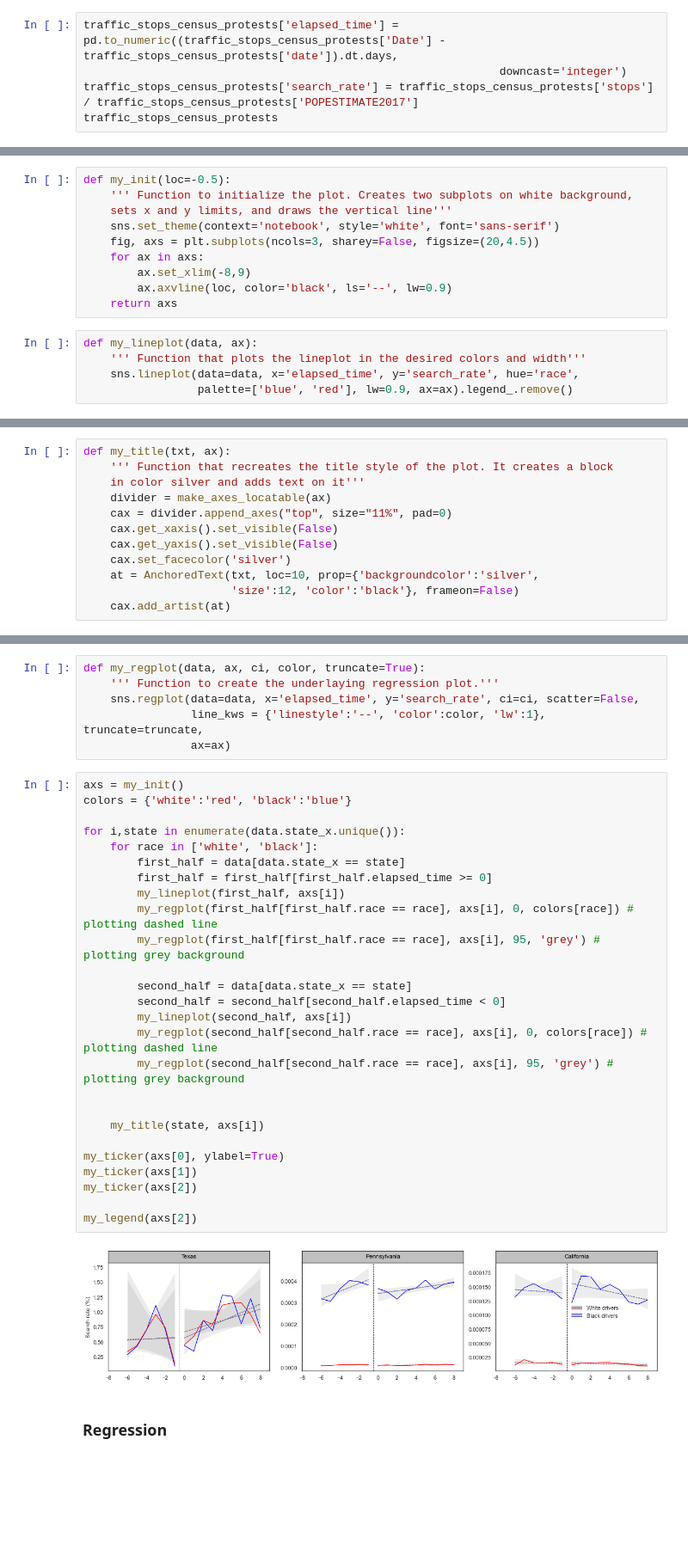
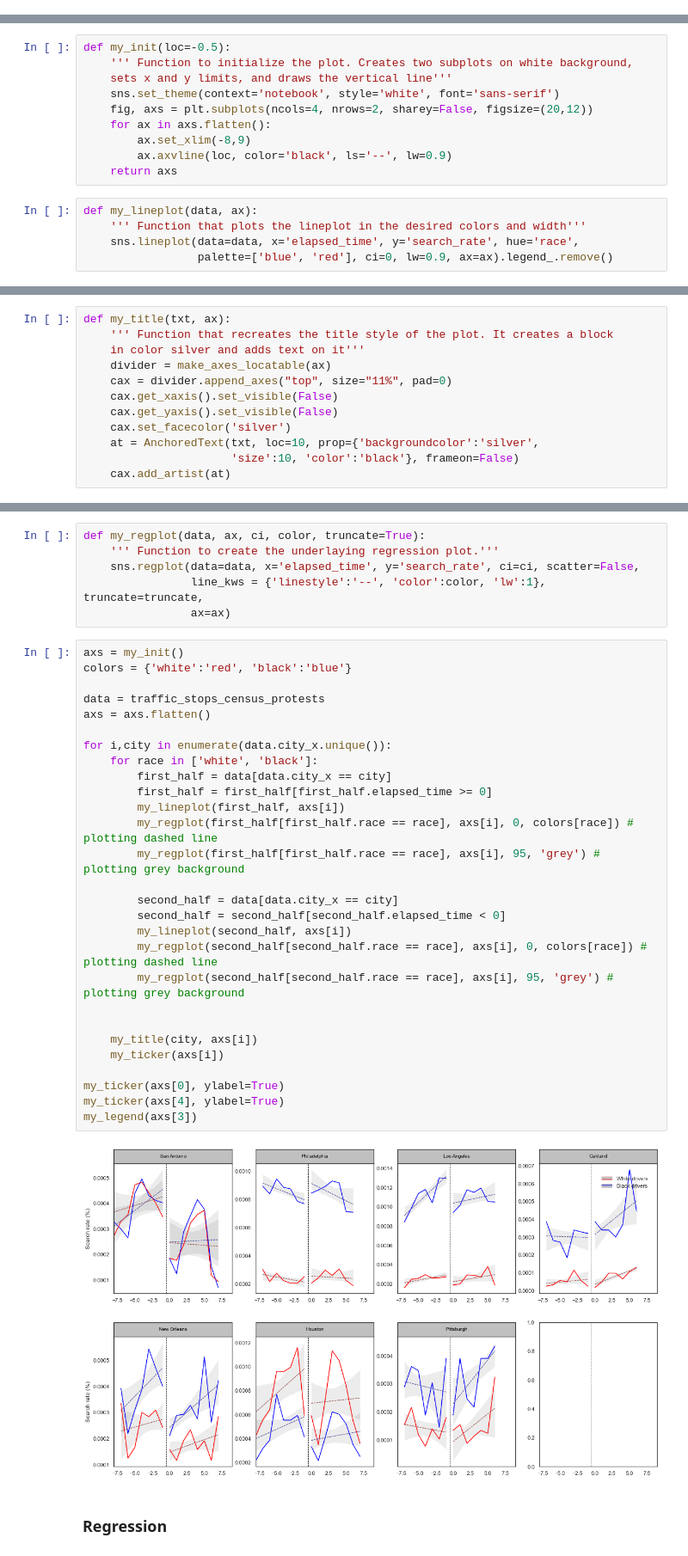
Before and after one commit to epfl-ada/ada-2020-project-milestone-p3-p3_three_musketeers, a Jupyter notebook: data_wranggling.ipynb, the cells around one changed output, grey strips where cells are left out. Shown at 86% size. Cells and saved outputs as stored; diff of their text form; blank space fills up the shorter version.

Commit message:
updated visualizations

```diff
--- a/data_wranggling.ipynb
+++ b/data_wranggling.ipynb
@@ -375,5 +365,0 @@ traffic_stops_census_protests.head()
-# %%
-traffic_stops_census_protests['elapsed_time'] = pd.to_numeric((traffic_stops_census_protests['Date'] - traffic_stops_census_protests['date']).dt.days,
-                                                              downcast='integer')
-traffic_stops_census_protests['search_rate'] = traffic_stops_census_protests['stops'] / traffic_stops_census_protests['POPESTIMATE2017']
-traffic_stops_census_protests
@@ -398,8 +370,8 @@ def my_init(loc=-0.5):
     ''' Function to initialize the plot. Creates two subplots on white background,
     sets x and y limits, and draws the vertical line'''
     sns.set_theme(context='notebook', style='white', font='sans-serif')
-    fig, axs = plt.subplots(ncols=3, sharey=False, figsize=(20,4.5))
-    for ax in axs:
+    fig, axs = plt.subplots(ncols=4, nrows=2, sharey=False, figsize=(20,12))
+    for ax in axs.flatten():
         ax.set_xlim(-8,9)
         ax.axvline(loc, color='black', ls='--', lw=0.9)
     return axs
@@ -407,7 +379,7 @@ def my_init(loc=-0.5):
 def my_lineplot(data, ax):
     ''' Function that plots the lineplot in the desired colors and width'''
     sns.lineplot(data=data, x='elapsed_time', y='search_rate', hue='race',
-                 palette=['blue', 'red'], lw=0.9, ax=ax).legend_.remove()
+                 palette=['blue', 'red'], ci=0, lw=0.9, ax=ax).legend_.remove()
 # %%
 def my_ticker(ax, ylabel=False):
     ''' Function to set the desired x and y ticks. Selects desired ticks
@@ -428,7 +400,7 @@ def my_title(txt, ax):
     cax.get_yaxis().set_visible(False)
     cax.set_facecolor('silver')
     at = AnchoredText(txt, loc=10, prop={'backgroundcolor':'silver',
-                      'size':12, 'color':'black'}, frameon=False)
+                      'size':10, 'color':'black'}, frameon=False)
     cax.add_artist(at)
 # %%
 def my_legend(ax):
@@ -449,31 +421,33 @@ def my_regplot(data, ax, ci, color, truncate=True):
 # %%
 axs = my_init()
 colors = {'white':'red', 'black':'blue'}
 
-for i,state in enumerate(data.state_x.unique()):
+data = traffic_stops_census_protests
+axs = axs.flatten()
+
+for i,city in enumerate(data.city_x.unique()):
     for race in ['white', 'black']:
-        first_half = data[data.state_x == state]
+        first_half = data[data.city_x == city]
         first_half = first_half[first_half.elapsed_time >= 0]
         my_lineplot(first_half, axs[i])
         my_regplot(first_half[first_half.race == race], axs[i], 0, colors[race]) # plotting dashed line
         my_regplot(first_half[first_half.race == race], axs[i], 95, 'grey') # plotting grey background
 
-        second_half = data[data.state_x == state]
+        second_half = data[data.city_x == city]
         second_half = second_half[second_half.elapsed_time < 0]
         my_lineplot(second_half, axs[i])
         my_regplot(second_half[second_half.race == race], axs[i], 0, colors[race]) # plotting dashed line
         my_regplot(second_half[second_half.race == race], axs[i], 95, 'grey') # plotting grey background
 
 
-    my_title(state, axs[i])
+    my_title(city, axs[i])
+    my_ticker(axs[i])
 
 my_ticker(axs[0], ylabel=True)
-my_ticker(axs[1])
-my_ticker(axs[2])
-
-my_legend(axs[2])
+my_ticker(axs[4], ylabel=True)
+my_legend(axs[3])
 # %% [output]
-[figure, old version]
+[figure, new version]
 # %% [markdown]
 ### Regression
 # %%
```
Also changed, not shown: parts of 17 cells of this notebook.
